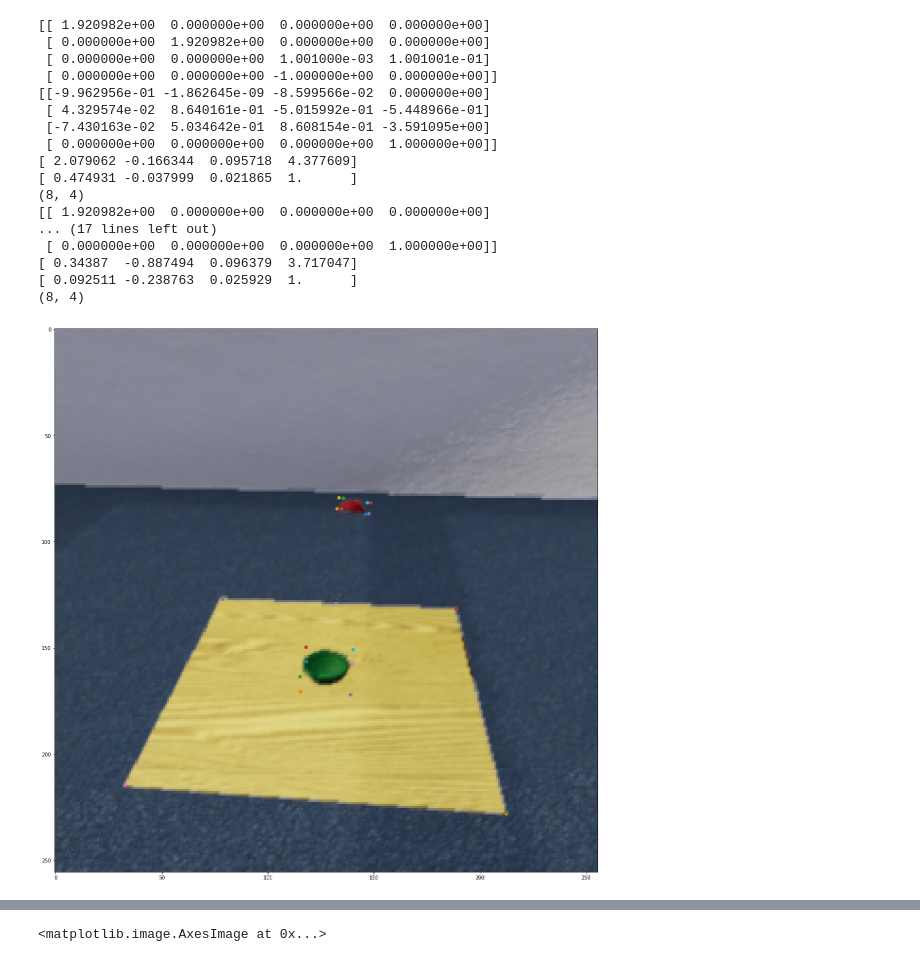
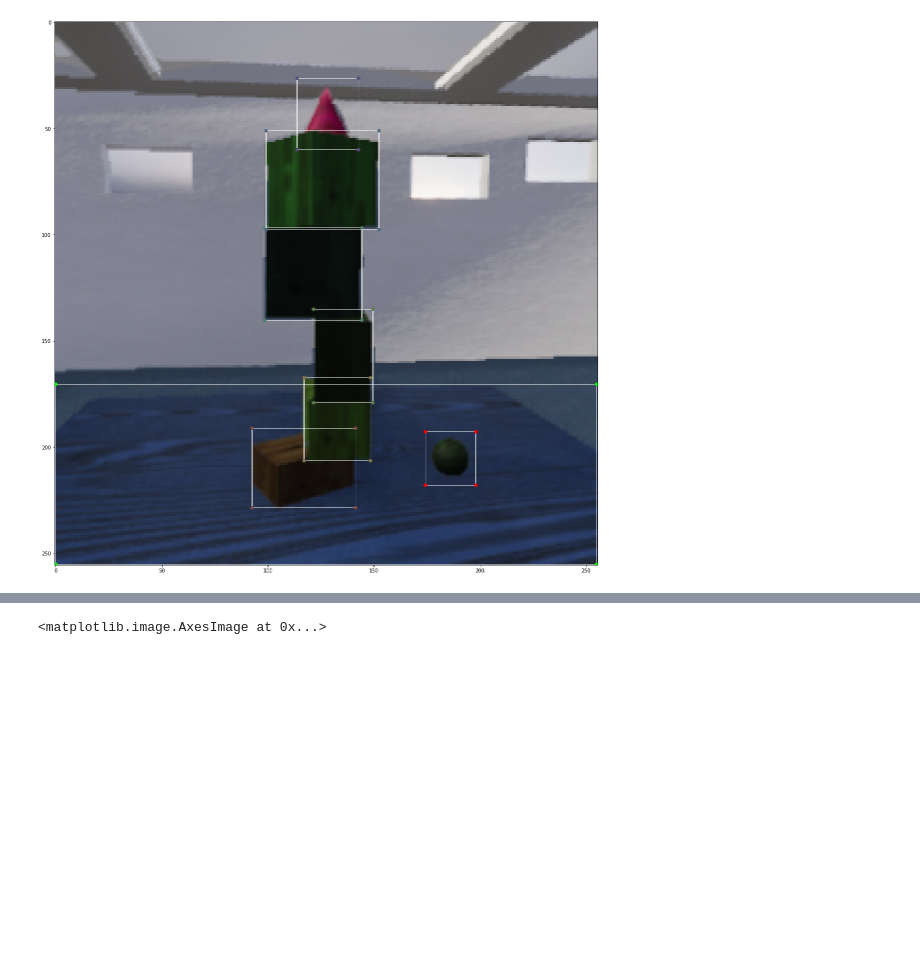
Before and after one commit to neuroailab/physics-models, a Jupyter notebook: notebooks/test_mesh_data_mac_bbox.ipynb, the cells around one changed output, grey strips where cells are left out. Cells and saved outputs as stored; diff of their text form; code cells hidden in the pictures; blank space fills up the shorter version.

Commit message:
testing bbox from segmentation mask

```diff
--- a/notebooks/test_mesh_data_mac_bbox.ipynb
+++ b/notebooks/test_mesh_data_mac_bbox.ipynb
@@ -14,5 +66,6 @@ import io
 # %%
 filepath = "/Users/eliwang/physion_data/drop/readout_human_redyellow/pilot_it2_drop_all_bowls_box/0000.hdf5"
+filepath = '/Users/eliwang/Downloads/pilot_towers_nb5_fr015_SJ030_mono0_dis0_occ0_boxroom_0047.hdf5'
 f = h5py.File(filepath)
 name = filepath.split('/')[-1].split('.')[0]
 # print(nx.nxload(filepath).tree)
@@ -200,48 +235,32 @@ def scatter_pts(pts):
 # %%
+filepath = "/Users/eliwang/physion_data/drop/readout_human_redyellow/pilot_it2_drop_all_bowls_box/0000.hdf5"
+filepath = '/Users/eliwang/Downloads/pilot_towers_nb5_fr015_SJ030_mono0_dis0_occ0_boxroom_0047.hdf5'
+f = h5py.File(filepath)
+
 object_ids = np.array(f['static']['object_ids'])
+colors = [[0, 1, 0], [1, 0, 0]] + list(getDistinctColors(len(object_ids)-2))
 
-colors = [[0, 1, 0], [1, 0, 0]]
+for frame_no in range(0, 10, 10):
+    plt.figure(figsize=(20,20))
+    rgb_img = get_frame(frame_no, '_img')
+    id_img = get_frame(frame_no, '_id')
+    plt.imshow(rgb_img)
+    for i, obj_id in enumerate(object_ids):
+        obj_id = i #obj_id-1
 
-colors += list(getDistinctColors(len(object_ids)-2))
+        vertices_orig, faces_orig = get_vertices_scaled(f, obj_id)
 
-# fig = plt.figure(figsize=[10, 10])
-# ax = get_ax(fig)
+        all_pts, all_edges, all_faces = get_full_bbox(vertices_orig)
 
-all_pts = []
-all_colors = []
-all_meshes = []
-frame_no = 0
-plt.figure(figsize=(20,20))
-plt.imshow(get_rgb_frame(frame_no))
-for obj_id in object_ids:
-    obj_id = obj_id-1
+        frame_pts = get_transformed_pts(f, all_pts, str(frame_no).zfill(4), obj_id)
+        xyxy = compute_bboxes(frame_pts, f)*255
 
-    vertices_orig, faces_orig = get_vertices_scaled(obj_id)
+        corners = bbox_to_corners(*xyxy)
 
-    all_pts, all_edges, all_faces = get_full_bbox(vertices_orig)
-
-    frame_pts = get_transformed_pts(all_pts, frame_no, obj_id)
-    projected_points = project_points(frame_pts)*128 + 128
-    for pp in projected_points:
-        plt.scatter(pp[0], 255-pp[1])
-#     draw3DRectangleBox(ax, all_edges, frame_pts, colors[obj_id])
-plt.show()
+        currentAxis = plt.gca()
+        currentAxis.add_patch(Rectangle((xyxy[0],xyxy[1]), xyxy[2]-xyxy[0], xyxy[3]-xyxy[1], fill=None, alpha=1, color='w'))
+        for c in corners:
+            plt.scatter(c[0], c[1], color=colors[obj_id])
+    plt.show()
 # %% [output]
-[[ 1.920982e+00  0.000000e+00  0.000000e+00  0.000000e+00]
- [ 0.000000e+00  1.920982e+00  0.000000e+00  0.000000e+00]
- [ 0.000000e+00  0.000000e+00  1.001000e-03  1.001001e-01]
- [ 0.000000e+00  0.000000e+00 -1.000000e+00  0.000000e+00]]
-[[-9.962956e-01 -1.862645e-09 -8.599566e-02  0.000000e+00]
- [ 4.329574e-02  8.640161e-01 -5.015992e-01 -5.448966e-01]
- [-7.430163e-02  5.034642e-01  8.608154e-01 -3.591095e+00]
- [ 0.000000e+00  0.000000e+00  0.000000e+00  1.000000e+00]]
-[ 2.079062 -0.166344  0.095718  4.377609]
-[ 0.474931 -0.037999  0.021865  1.      ]
-(8, 4)
-[[ 1.920982e+00  0.000000e+00  0.000000e+00  0.000000e+00]
-... (17 lines left out)
- [ 0.000000e+00  0.000000e+00  0.000000e+00  1.000000e+00]]
-[ 0.34387  -0.887494  0.096379  3.717047]
-[ 0.092511 -0.238763  0.025929  1.      ]
-(8, 4)
-[figure, old version]
+[figure, new version]
```
Also changed, not shown: parts of 12 cells of this notebook.
